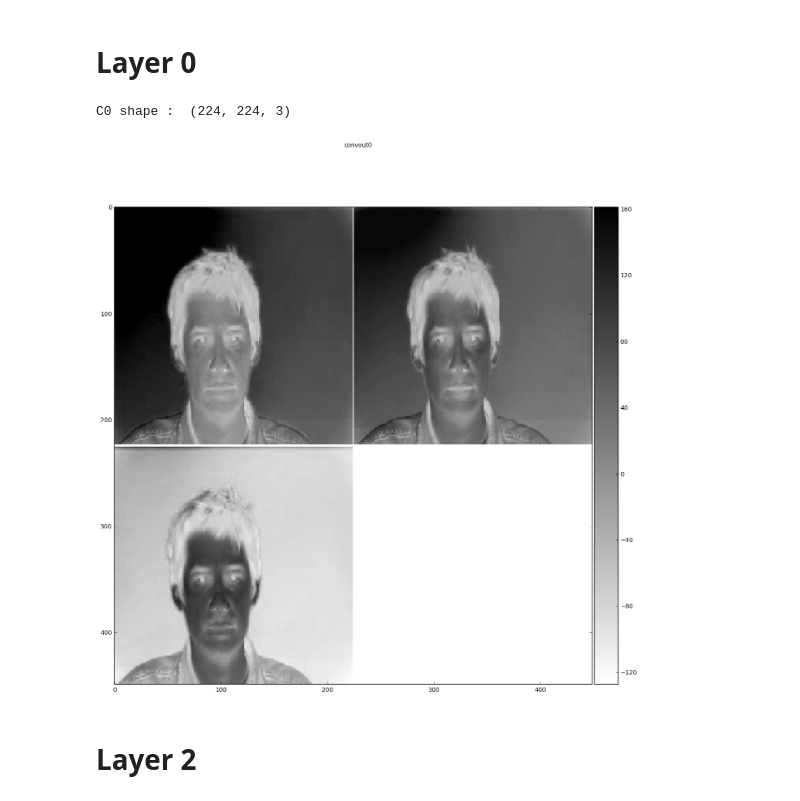
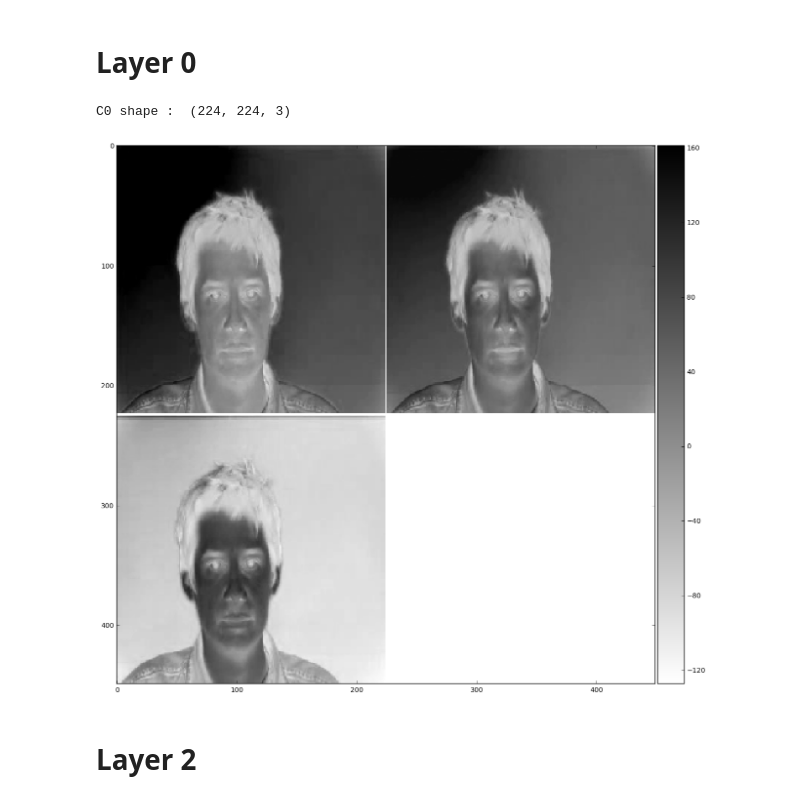
Before and after one commit to adamheins/read-my-lips, a Jupyter notebook: VGGFace Example/VGGFace_Single_Pic_Example.ipynb, the cells around one changed output. Saved outputs shown, nothing was run; the diff lists cells and outputs as text; code cells hidden in the pictures.

```diff
--- a/VGGFace Example/VGGFace_Single_Pic_Example.ipynb
+++ b/VGGFace Example/VGGFace_Single_Pic_Example.ipynb
@@ -130,16 +130,15 @@ def convout_f(X, func):
 # %%
 output0 = vgg_model_full.layers[0].output
 _convout0_f = K.function(inputs, [output0])
 C0 = convout_f(x, _convout0_f)
 C0 = np.squeeze(C0)
 print("C0 shape : ", C0.shape)
 
 pl.figure(figsize=(15, 15))
-pl.suptitle('convout0')
 nice_imshow(pl.gca(), make_mosaic(C0, 2, 2), cmap=cm.binary)
 # %% [output]
 C0 shape :  (224, 224, 3)
-[figure, old version]
+[figure, new version]
 # %% [markdown]
 # Layer 2
 # %%
```
Also changed, not shown: parts of 19 cells of this notebook, 1 other file.
